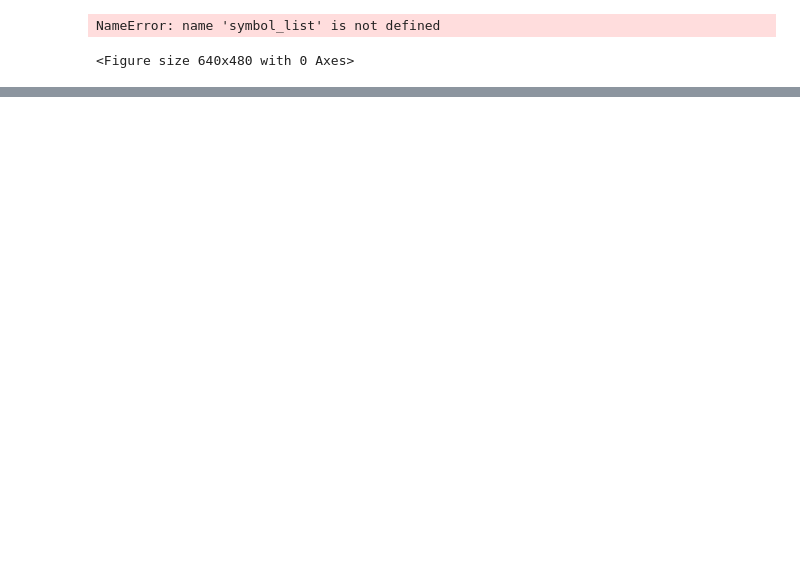
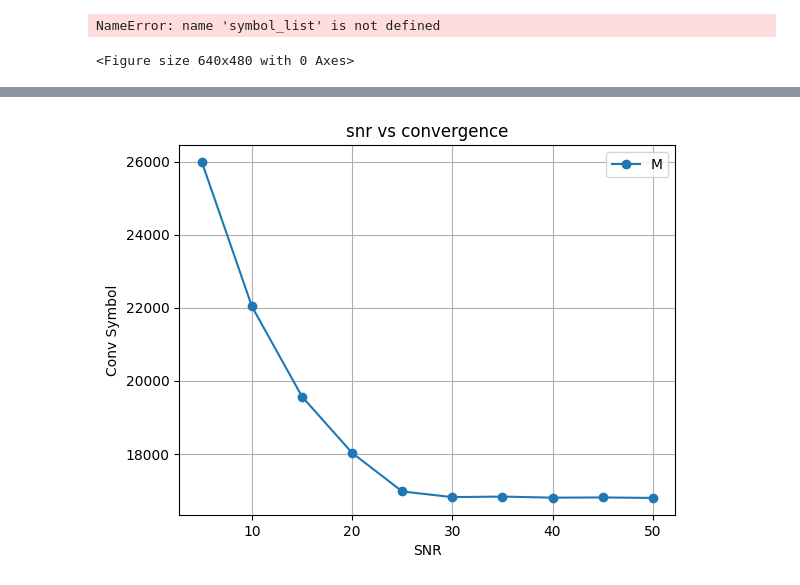
Before and after one commit to Denviser/RL-Project, a Jupyter notebook: DSP/cma_ucb.ipynb, the cells around one changed output, grey strips where cells are left out. Drawn from its saved outputs; the diff is of its cells as text; code cells hidden in the pictures; blank space fills up the shorter version.

```diff
--- a/DSP/cma_ucb.ipynb
+++ b/DSP/cma_ucb.ipynb
@@ -250,0 +204,15 @@ signal power is 0.9984960000000006
+# %%
+x = list(snr_vs_convergence.keys())
+y = list(snr_vs_convergence.values())
+
+plt.figure()
+plt.plot(x, y, marker='o')
+plt.xlabel("SNR")
+plt.ylabel("Conv Symbol")
+plt.title("snr vs convergence")
+plt.legend("MCMA")
+plt.grid()
+
+plt.show()
+# %% [output]
+[figure, added]
```
Also changed, not shown: parts of 8 cells of this notebook, 2 other files.
